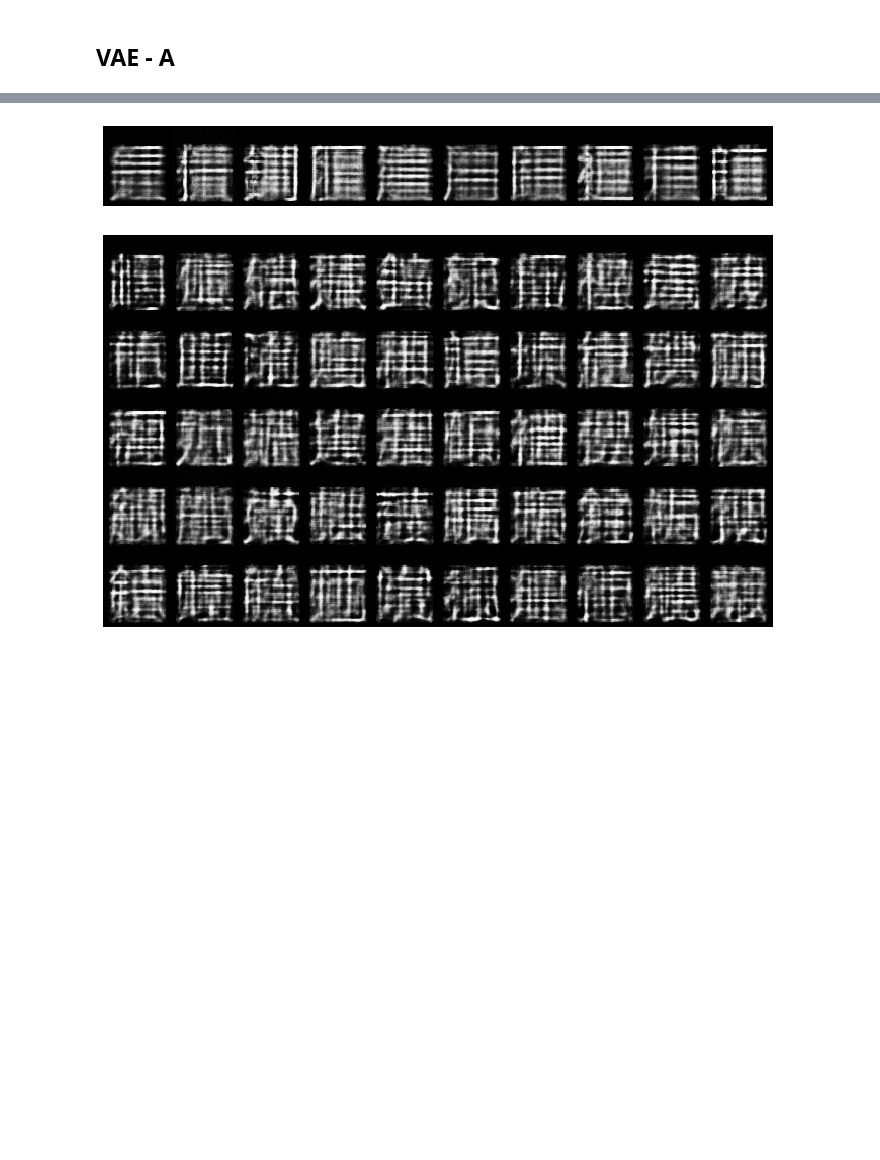
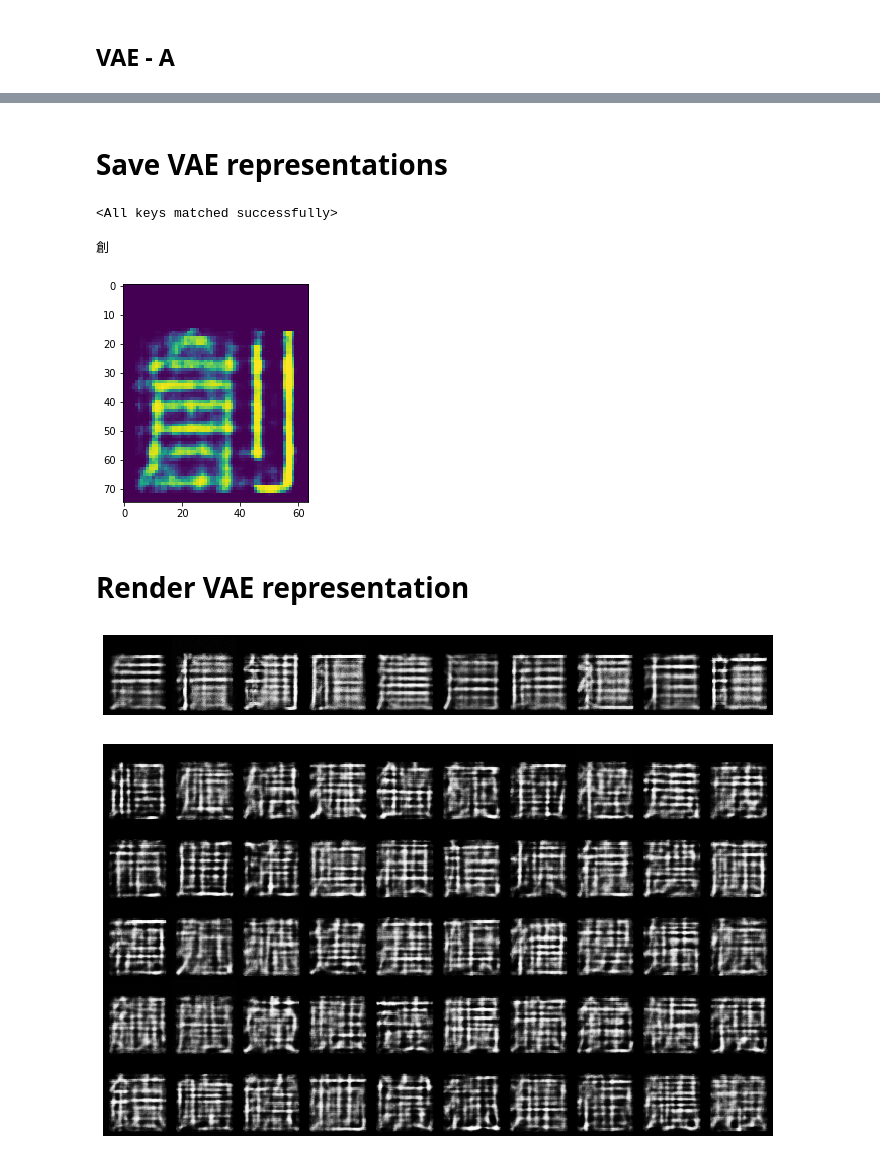
Before and after one commit to seantyh/eigencharacter, a Jupyter notebook: etc/03_20191103.ipynb, the cells around one changed output, grey strips where cells are left out. Saved outputs shown, nothing was run; the diff lists cells and outputs as text; code cells hidden in the pictures; blank space fills up the shorter version.

Commit message:
add tm_models

```diff
--- a/etc/03_20191103.ipynb
+++ b/etc/03_20191103.ipynb
@@ -24,5 +24,11 @@ model_path_c = ec.get_cache_path('EC_vae', '') / 'exp_c/vae_model_exp_c.pth'
 param_a = Parameter( 100,  10)
 param_b = Parameter( 500,  50)
 param_c = Parameter(1000, 100)
+# %%
+chfreq_path = ec.get_resource_path("", "as_chFreq.pickle")
+with chfreq_path.open("rb") as fin:
+    chfreq = pickle.load(fin)
+    chars = sorted(chfreq.keys(), key=chfreq.get, reverse=True)
+    freq_chars = chars[:5000]
 # %% [markdown]
 ## VAE - A
@@ -28,0 +47,22 @@ param_c = Parameter(1000, 100)
+# %% [markdown]
+# Save VAE representations
+# %%
+vae_a = VAE(M.shape[0], param_a.fc, param_a.vae)
+vae_a.load_state_dict(torch.load(model_path_a))
+vae_b = VAE(M.shape[0], param_b.fc, param_b.vae)
+vae_b.load_state_dict(torch.load(model_path_b))
+vae_c = VAE(M.shape[0], param_c.fc, param_c.vae)
+vae_c.load_state_dict(torch.load(model_path_c))
+# %% [output]
+<All keys matched successfully>
+# %%
+def encode_to_vae(vae_model, M):
+    with torch.no_grad():
+        tensorM = torch.tensor(M/255).type(torch.float).permute(1,0)
+        mu, logvar = vae_model.encode(tensorM)
+        z = vae_a.reparameterize(mu, logvar)
+    return z
+# %%
+z_a = encode_to_vae(vae_a, M)
+z_b = encode_to_vae(vae_b, M)
+z_c = encode_to_vae(vae_c, M)
@@ -29 +80,11 @@ param_c = Parameter(1000, 100)
+# %%
+with torch.no_grad():
+    char_idx = 520
+    plt.imshow(ec.recon(vae_b.decode(z_b[char_idx,:]), 64))
+    print(freq_chars[char_idx])
+# %% [output]
+創
+[figure, added]
+# %% [markdown]
+# Render VAE representation
 # %%
```
Also changed, not shown: parts of 9 cells of this notebook, 10 other files.
